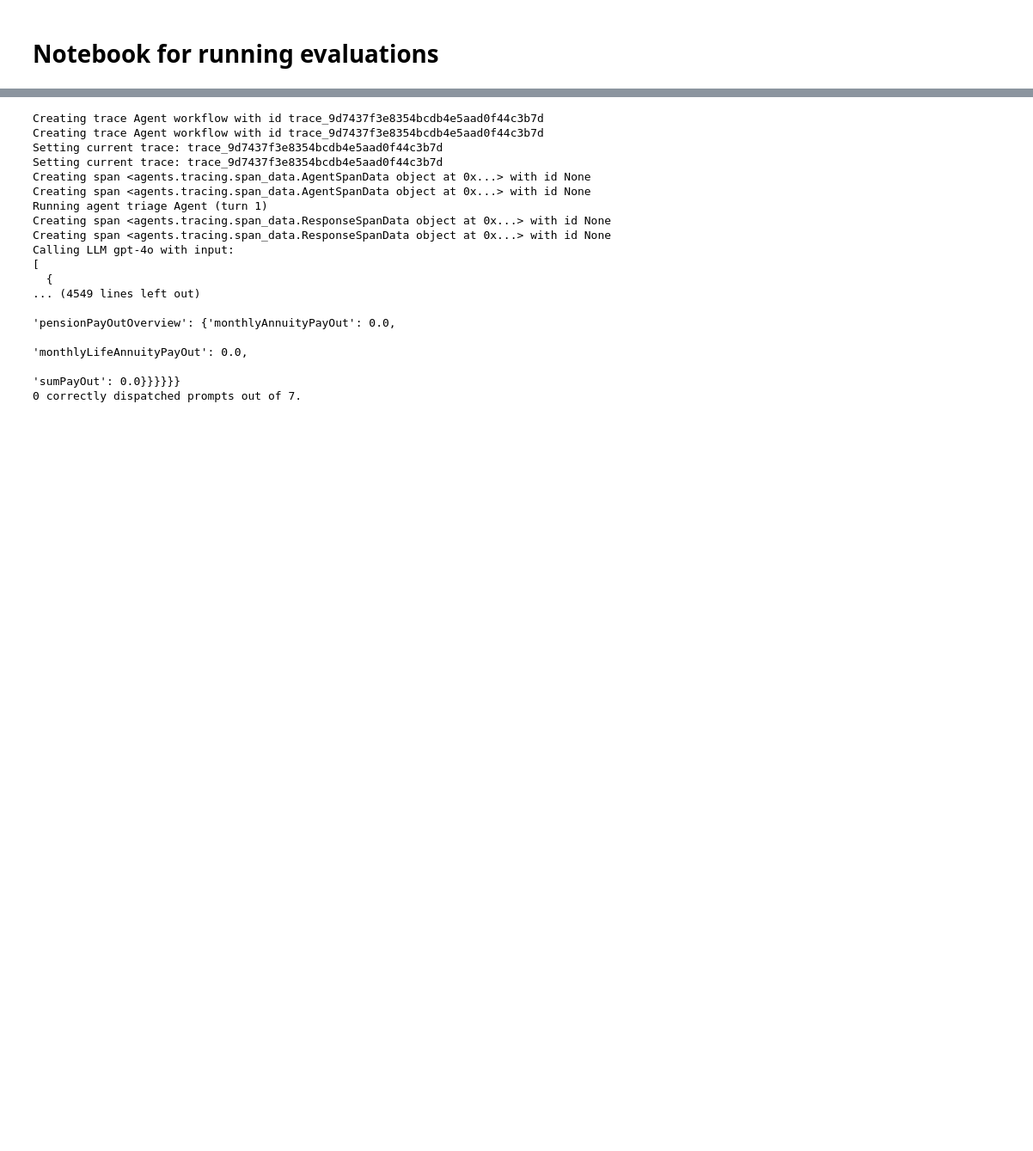
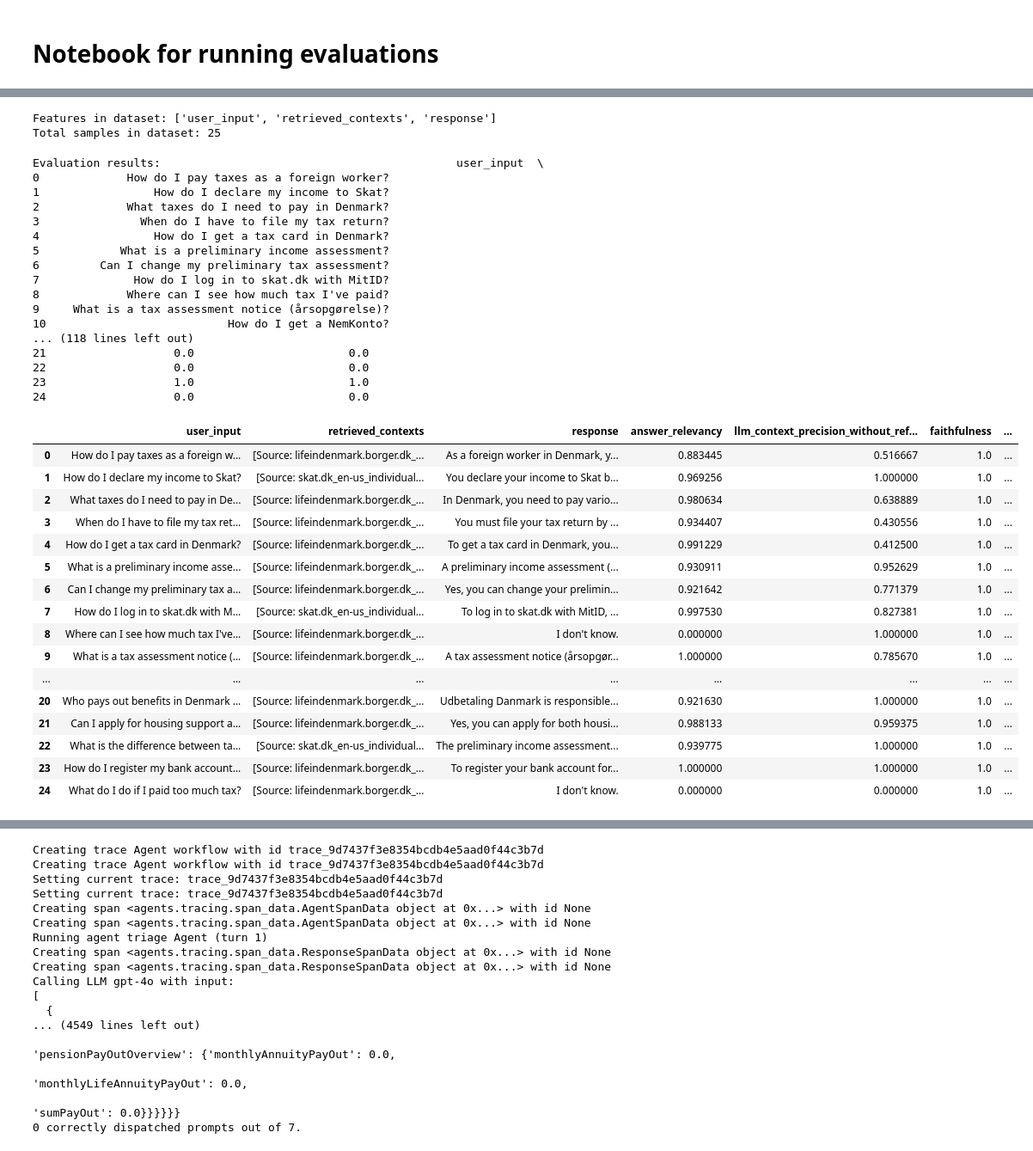
Before and after one commit to ivanarena/dreamplan-ai-financial-advisor, a Jupyter notebook: evaluation.ipynb, the cells around one changed output, grey strips where cells are left out. Shown at 86% size. Drawn from its saved outputs; the diff is of its cells as text; code cells hidden in the pictures; blank space fills up the shorter version.

Commit message:
Improve RAG and add RAG evaluation

```diff
--- a/evaluation.ipynb
+++ b/evaluation.ipynb
@@ -24,0 +10,40 @@ Exported 2 items
+# %%
+df = await evaluate_rag()
+df
+# %% [output]
+Features in dataset: ['user_input', 'retrieved_contexts', 'response']
+Total samples in dataset: 25
+Evaluation results:                                            user_input  \
+0             How do I pay taxes as a foreign worker?
+1                 How do I declare my income to Skat?
+2             What taxes do I need to pay in Denmark?
+3               When do I have to file my tax return?
+4                 How do I get a tax card in Denmark?
+5            What is a preliminary income assessment?
+6         Can I change my preliminary tax assessment?
+7              How do I log in to skat.dk with MitID?
+8             Where can I see how much tax I've paid?
+9     What is a tax assessment notice (årsopgørelse)?
+10                           How do I get a NemKonto?
+... (118 lines left out)
+21                   0.0                       0.0
+22                   0.0                       0.0
+23                   1.0                       1.0
+24                   0.0                       0.0
+|  | user_input | retrieved_contexts | response | answer_relevancy | llm_context_precision_without_ref... | faithfulness | ... |
+| 0 | How do I pay taxes as a foreign w... | [Source: lifeindenmark.borger.dk_... | As a foreign worker in Denmark, y... | 0.883445 | 0.516667 | 1.0 | ... |
+| 1 | How do I declare my income to Skat? | [Source: skat.dk_en-us_individual... | You declare your income to Skat b... | 0.969256 | 1.000000 | 1.0 | ... |
+| 2 | What taxes do I need to pay in De... | [Source: lifeindenmark.borger.dk_... | In Denmark, you need to pay vario... | 0.980634 | 0.638889 | 1.0 | ... |
+| 3 | When do I have to file my tax ret... | [Source: lifeindenmark.borger.dk_... | You must file your tax return by ... | 0.934407 | 0.430556 | 1.0 | ... |
+| 4 | How do I get a tax card in Denmark? | [Source: lifeindenmark.borger.dk_... | To get a tax card in Denmark, you... | 0.991229 | 0.412500 | 1.0 | ... |
+| 5 | What is a preliminary income asse... | [Source: lifeindenmark.borger.dk_... | A preliminary income assessment (... | 0.930911 | 0.952629 | 1.0 | ... |
+| 6 | Can I change my preliminary tax a... | [Source: lifeindenmark.borger.dk_... | Yes, you can change your prelimin... | 0.921642 | 0.771379 | 1.0 | ... |
+| 7 | How do I log in to skat.dk with M... | [Source: skat.dk_en-us_individual... | To log in to skat.dk with MitID, ... | 0.997530 | 0.827381 | 1.0 | ... |
+| 8 | Where can I see how much tax I've... | [Source: lifeindenmark.borger.dk_... | I don't know. | 0.000000 | 1.000000 | 1.0 | ... |
+| 9 | What is a tax assessment notice (... | [Source: lifeindenmark.borger.dk_... | A tax assessment notice (årsopgør... | 1.000000 | 0.785670 | 1.0 | ... |
+| ... | ... | ... | ... | ... | ... | ... | ... |
+| 20 | Who pays out benefits in Denmark ... | [Source: lifeindenmark.borger.dk_... | Udbetaling Danmark is responsible... | 0.921630 | 1.000000 | 1.0 | ... |
+| 21 | Can I apply for housing support a... | [Source: lifeindenmark.borger.dk_... | Yes, you can apply for both housi... | 0.988133 | 0.959375 | 1.0 | ... |
+| 22 | What is the difference between ta... | [Source: skat.dk_en-us_individual... | The preliminary income assessment... | 0.939775 | 1.000000 | 1.0 | ... |
+| 23 | How do I register my bank account... | [Source: lifeindenmark.borger.dk_... | To register your bank account for... | 1.000000 | 1.000000 | 1.0 | ... |
+| 24 | What do I do if I paid too much tax? | [Source: lifeindenmark.borger.dk_... | I don't know. | 0.000000 | 0.000000 | 1.0 | ... |
```
Also changed, not shown: parts of 3 cells of this notebook, 13 other files.
